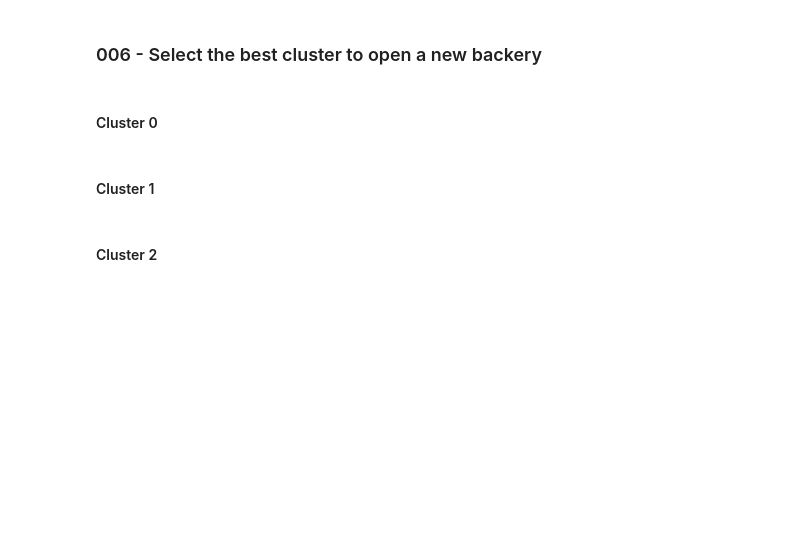
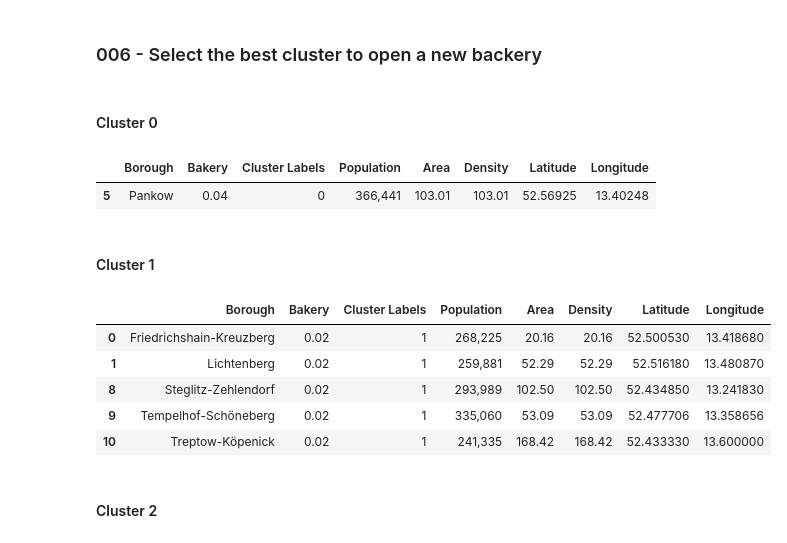
Before and after one commit to AndreasNehls/Coursera_Capstone, a Jupyter notebook: week_05/python/BLN_bakery.ipynb, the cells around one changed output. Drawn from its saved outputs; the diff is of its cells as text; code cells hidden in the pictures; blank space fills up the shorter version.

```diff
--- a/week_05/python/BLN_bakery.ipynb
+++ b/week_05/python/BLN_bakery.ipynb
@@ -458,12 +458,24 @@ BLN_map_clusters.save('./images/002_BLN_map_clusters.html')
 BLN_df_cluster_0 = BLN_df_bakery_merged.loc[BLN_df_bakery_merged['Cluster Labels'] == 0]
 # export BLN_df_cluster
 BLN_df_cluster_0.to_csv('BLN_df_cluster_0.csv', index=False)
+BLN_df_cluster_0
+# %% [output]
+|  | Borough | Bakery | Cluster Labels | Population | Area | Density | Latitude | Longitude |
+| 5 | Pankow | 0.04 | 0 | 366,441 | 103.01 | 103.01 | 52.56925 | 13.40248 |
 # %% [markdown]
 #### Cluster 1
 # %%
 BLN_df_cluster_1 = BLN_df_bakery_merged.loc[BLN_df_bakery_merged['Cluster Labels'] == 1]
 # export BLN_df_cluster
 BLN_df_cluster_1.to_csv('BLN_df_cluster_1.csv', index=False)
+BLN_df_cluster_1
+# %% [output]
+|  | Borough | Bakery | Cluster Labels | Population | Area | Density | Latitude | Longitude |
+| 0 | Friedrichshain-Kreuzberg | 0.02 | 1 | 268,225 | 20.16 | 20.16 | 52.500530 | 13.418680 |
+| 1 | Lichtenberg | 0.02 | 1 | 259,881 | 52.29 | 52.29 | 52.516180 | 13.480870 |
+| 8 | Steglitz-Zehlendorf | 0.02 | 1 | 293,989 | 102.50 | 102.50 | 52.434850 | 13.241830 |
+| 9 | Tempelhof-Schöneberg | 0.02 | 1 | 335,060 | 53.09 | 53.09 | 52.477706 | 13.358656 |
+| 10 | Treptow-Köpenick | 0.02 | 1 | 241,335 | 168.42 | 168.42 | 52.433330 | 13.600000 |
 # %% [markdown]
 #### Cluster 2
 # %%
```
Also changed, not shown: parts of 1 cell of this notebook.
